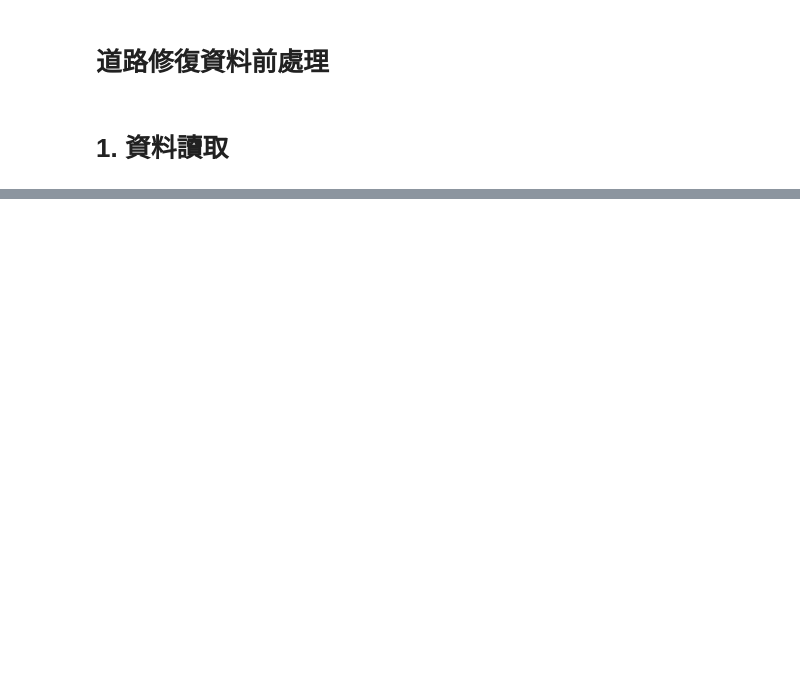
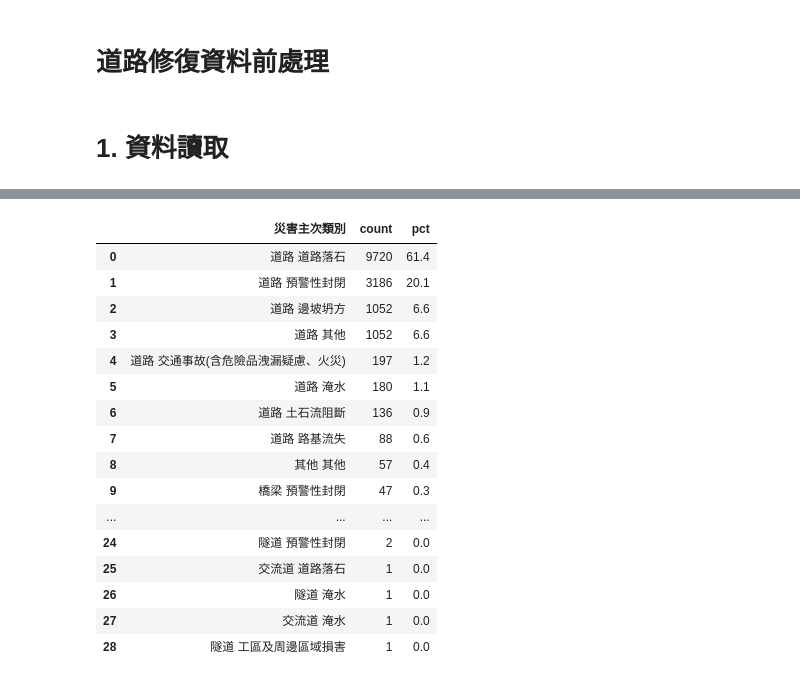
Before and after one commit to jungswork/06_Road_Repar_Time, a Jupyter notebook: 01_road_data_preprocessing.ipynb, the cells around one changed output, grey strips where cells are left out. Saved outputs shown, nothing was run; the diff lists cells and outputs as text; code cells hidden in the pictures; blank space fills up the shorter version.

```diff
--- a/01_road_data_preprocessing.ipynb
+++ b/01_road_data_preprocessing.ipynb
@@ -28,0 +33,8 @@ df_raw.head()
+# %%
+# 重複資料檢查
+dup_count = df_raw.duplicated().sum()
+print(f"完全重複筆數：{dup_count}")
+
+# 移除重複資料，保留第一筆
+df_raw = df_raw.drop_duplicates(keep="first").reset_index(drop=True)
+print(f"移除重複後筆數：{len(df_raw)}")
@@ -28,0 +118,28 @@ df_raw.head()
+# %%
+# 災害主次類別 分布統計
+cause_dist = (
+    df["災害主次類別"]
+    .value_counts(dropna=False)
+    .rename_axis("災害主次類別")
+    .reset_index(name="count")
+)
+cause_dist["pct"] = (cause_dist["count"] / len(df) * 100).round(1)
+cause_dist
+# %% [output]
+|  | 災害主次類別 | count | pct |
+| 0 | 道路 道路落石 | 9720 | 61.4 |
+| 1 | 道路 預警性封閉 | 3186 | 20.1 |
+| 2 | 道路 邊坡坍方 | 1052 | 6.6 |
+| 3 | 道路 其他 | 1052 | 6.6 |
+| 4 | 道路 交通事故(含危險品洩漏疑慮、火災) | 197 | 1.2 |
+| 5 | 道路 淹水 | 180 | 1.1 |
+| 6 | 道路 土石流阻斷 | 136 | 0.9 |
+| 7 | 道路 路基流失 | 88 | 0.6 |
+| 8 | 其他 其他 | 57 | 0.4 |
+| 9 | 橋梁 預警性封閉 | 47 | 0.3 |
+| ... | ... | ... | ... |
+| 24 | 隧道 預警性封閉 | 2 | 0.0 |
+| 25 | 交流道 道路落石 | 1 | 0.0 |
+| 26 | 隧道 淹水 | 1 | 0.0 |
+| 27 | 交流道 淹水 | 1 | 0.0 |
+| 28 | 隧道 工區及周邊區域損害 | 1 | 0.0 |
```
Also changed, not shown: parts of 27 cells of this notebook.
